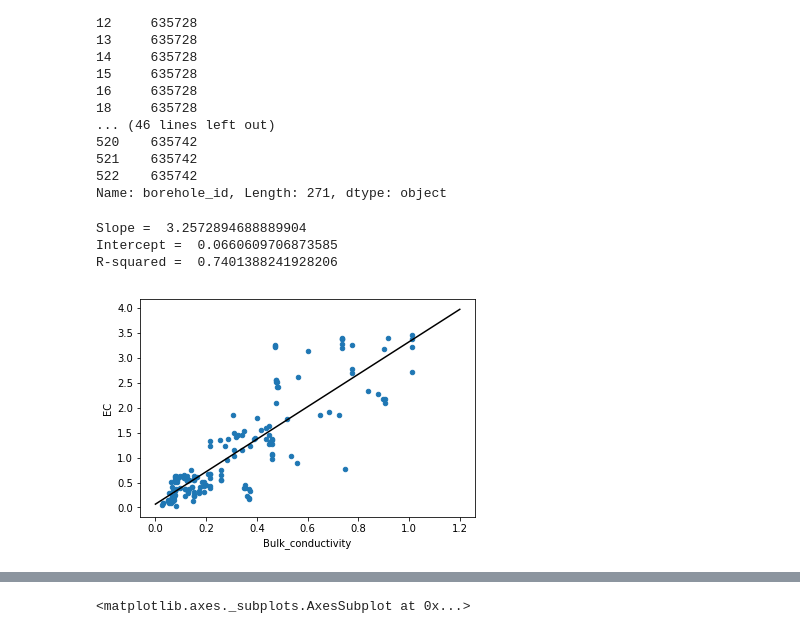
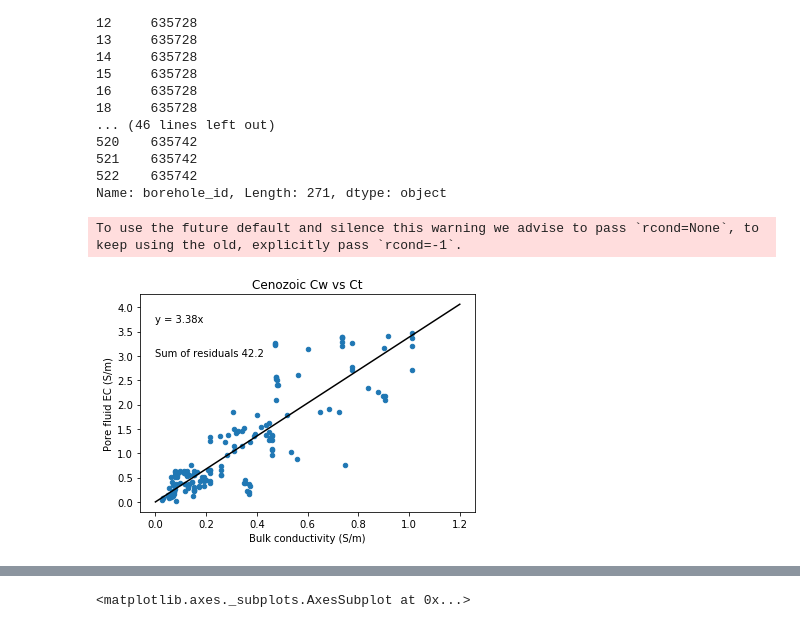
Before and after one commit to GeoscienceAustralia/hydrogeol_utils, a Jupyter notebook: notebooks/EastKimberley_calculate_m.ipynb, the cells around one changed output, grey strips where cells are left out. Cells and saved outputs as stored; diff of their text form; code cells hidden in the pictures.

```diff
--- a/notebooks/EastKimberley_calculate_m.ipynb
+++ b/notebooks/EastKimberley_calculate_m.ipynb
@@ -468,35 +482,40 @@ df_interpolated_subset['borehole_id']
 Name: borehole_id, Length: 271, dtype: object
 # %%
 # WE are now going to investigate the empirical relationship between EC and conductivity
-
-from scipy import stats
 
 # Try removing outliers bore where the AEM inversion has not fit properly
 
 mask_ = df_interpolated_subset[mask1]['borehole_id'] != 635730
 
 ax1 = df_interpolated_subset[mask1][mask_].plot.scatter(x = 'Bulk_conductivity',
                                           y = 'EC')
 
 x = df_interpolated_subset[mask1][mask_]['Bulk_conductivity']
 y = df_interpolated_subset[mask1][mask_]['EC']
 
+# We use a least square model
+x = x[:,np.newaxis]
 
-slope, intercept, r_value, p_value, std_err = stats.linregress(x,y)
+# Make x a column vector
+slope, residuals, _, _ = np.linalg.lstsq(x, y)
 
 newx = np.array([0,1.2])
-newy = slope *newx + intercept
+newy = slope *newx
 
 ax1.plot(newx, newy, 'k')
 
-plt.savefig(r'\\prod.lan\active\proj\futurex\East_Kimberley\Working\SharedWorkspace\OrdKeep_water_quality\results\bulk_cond_vs_EC.png',
+ax1.set_xlabel('Bulk conductivity (S/m)')
+ax1.set_ylabel('Pore fluid EC (S/m)')
+
+ax1.set_title('Cenozoic Cw vs Ct')
+
+ax1.text(0,3.7, 'y = ' + str((round(slope[0],2))) + 'x')
+ax1.text(0,3.0, 'Sum of residuals = '+ str(round(residuals[0], 1)))
+
+plt.savefig(r'\\prod.lan\active\proj\futurex\East_Kimberley\Working\SharedWorkspace\OrdKeep_water_quality\results\bulk_cond_vs_EC_.png',
            dpi= 350)
 
-print('Slope = ', slope)
-print('Intercept = ', intercept)
-print('R-squared = ', r_value**2)
+plt.show()
 # %% [output]
-Slope =  3.2572894688889904
-Intercept =  0.0660609706873585
-R-squared =  0.7401388241928206
+To use the future default and silence this warning we advise to pass `rcond=None`, to keep using the old, explicitly pass `rcond=-1`.
-[figure, old version]
+[figure, new version]
```
Also changed, not shown: parts of 6 cells of this notebook, 10 other files.
